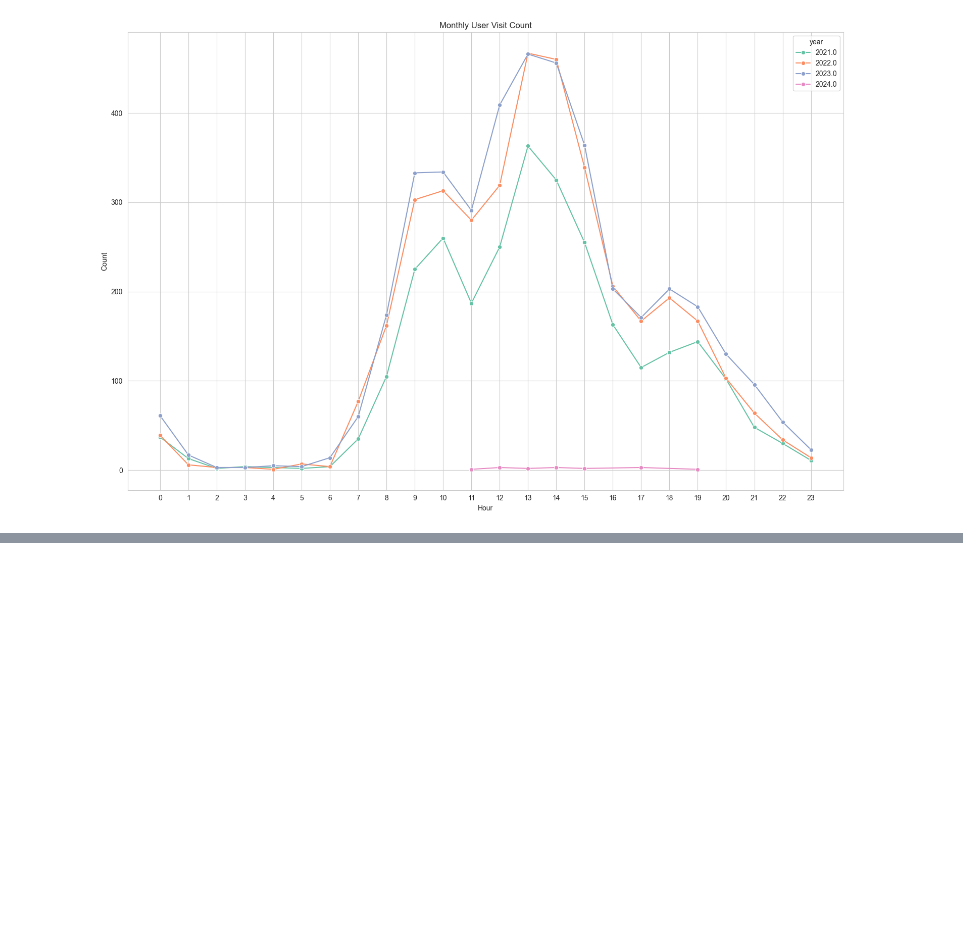
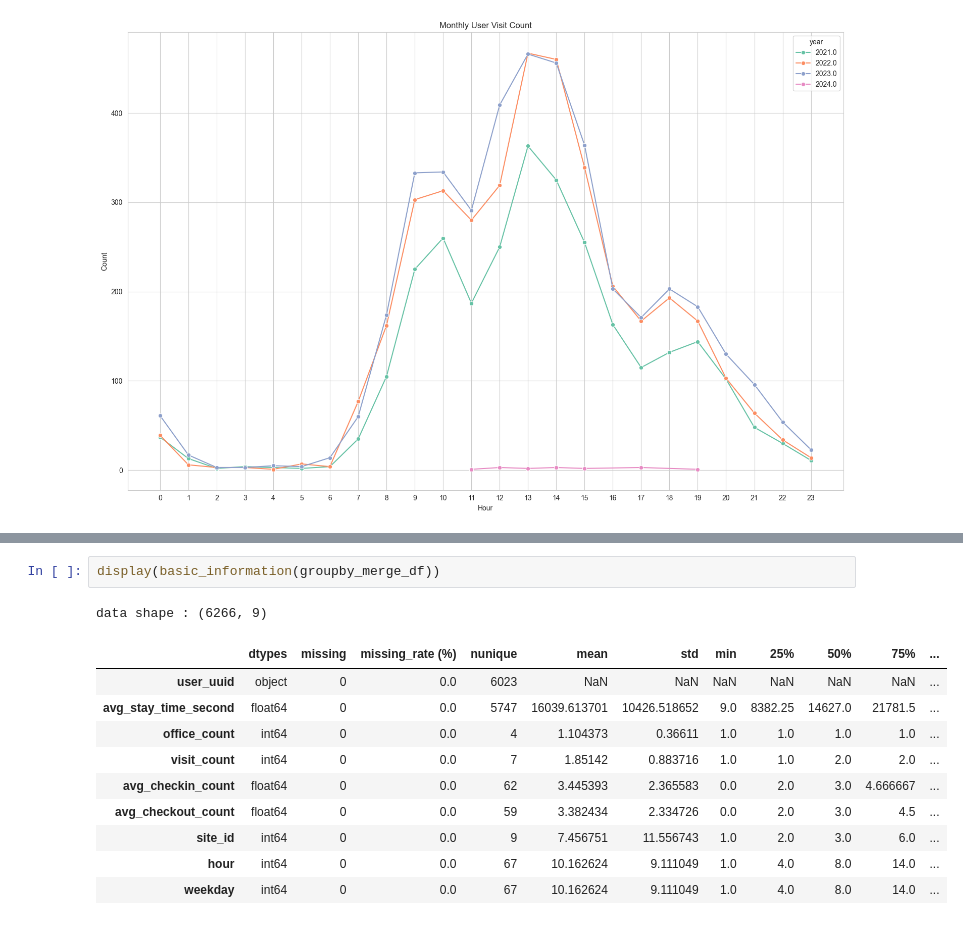
Before and after one commit to saeraniren/intermediate_project2, a Jupyter notebook: lwc_main.ipynb, the cells around one changed output, grey strips where cells are left out. Drawn from its saved outputs; the diff is of its cells as text; blank space fills up the shorter version.

```diff
--- a/lwc_main.ipynb
+++ b/lwc_main.ipynb
@@ -475,0 +695,14 @@ plt.show()
+# %%
+display(basic_information(groupby_merge_df))
+# %% [output]
+data shape : (6266, 9)
+|  | dtypes | missing | missing_rate (%) | nunique | mean | std | min | 25% | 50% | 75% | ... |
+| user_uuid | object | 0 | 0.0 | 6023 | NaN | NaN | NaN | NaN | NaN | NaN | ... |
+| avg_stay_time_second | float64 | 0 | 0.0 | 5747 | 16039.613701 | 10426.518652 | 9.0 | 8382.25 | 14627.0 | 21781.5 | ... |
+| office_count | int64 | 0 | 0.0 | 4 | 1.104373 | 0.36611 | 1.0 | 1.0 | 1.0 | 1.0 | ... |
+| visit_count | int64 | 0 | 0.0 | 7 | 1.85142 | 0.883716 | 1.0 | 1.0 | 2.0 | 2.0 | ... |
+| avg_checkin_count | float64 | 0 | 0.0 | 62 | 3.445393 | 2.365583 | 0.0 | 2.0 | 3.0 | 4.666667 | ... |
+| avg_checkout_count | float64 | 0 | 0.0 | 59 | 3.382434 | 2.334726 | 0.0 | 2.0 | 3.0 | 4.5 | ... |
+| site_id | int64 | 0 | 0.0 | 9 | 7.456751 | 11.556743 | 1.0 | 2.0 | 3.0 | 6.0 | ... |
+| hour | int64 | 0 | 0.0 | 67 | 10.162624 | 9.111049 | 1.0 | 4.0 | 8.0 | 14.0 | ... |
+| weekday | int64 | 0 | 0.0 | 67 | 10.162624 | 9.111049 | 1.0 | 4.0 | 8.0 | 14.0 | ... |
```
Also changed, not shown: parts of 9 cells of this notebook.
